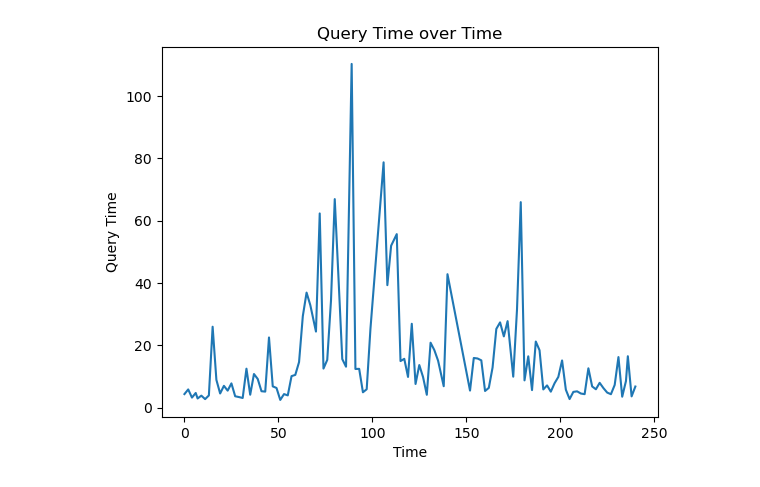
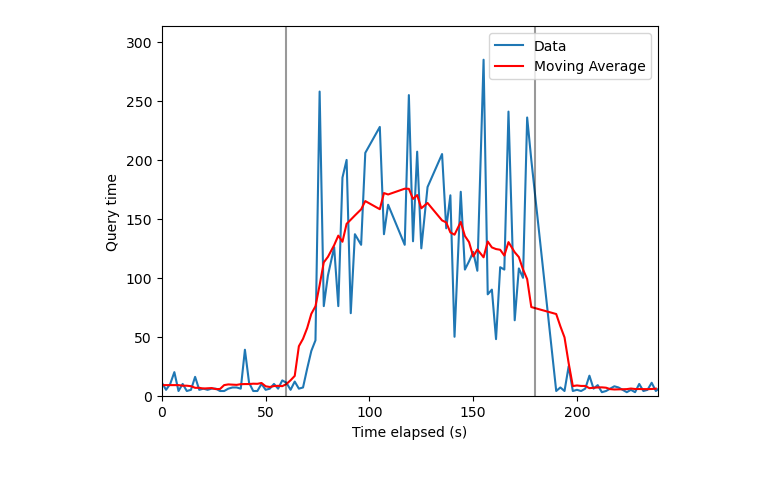
Before and after one commit to AndreaAlberti07/DNS-Reflection-and-Amplification-Attack, a Jupyter notebook: data/network_analysis.ipynb, the cells around one changed output. Saved outputs shown, nothing was run; the diff lists cells and outputs as text; code cells hidden in the pictures.

Commit message:
data preparation. added the moving average function

```diff
--- a/data/network_analysis.ipynb
+++ b/data/network_analysis.ipynb
@@ -55,13 +40,5 @@ T
-# %%
-# Plot the desired column as a time series
-df['Ping'].plot()
-
-# Set plot title and labels
-plt.title('Query Time over Time')
-plt.xlabel('Time')
-plt.ylabel('Query Time')
-
-# Display the plot
-plt.show()
-# %% [output]
-[figure, removed]
+# %%
+df = load_df('full_data/network_ANY_10K.csv')
+plot_with_ma(df, "Query_time")
+# %% [output]
+[figure, added]
```
Also changed, not shown: parts of 1 cell of this notebook, 13 other files.
